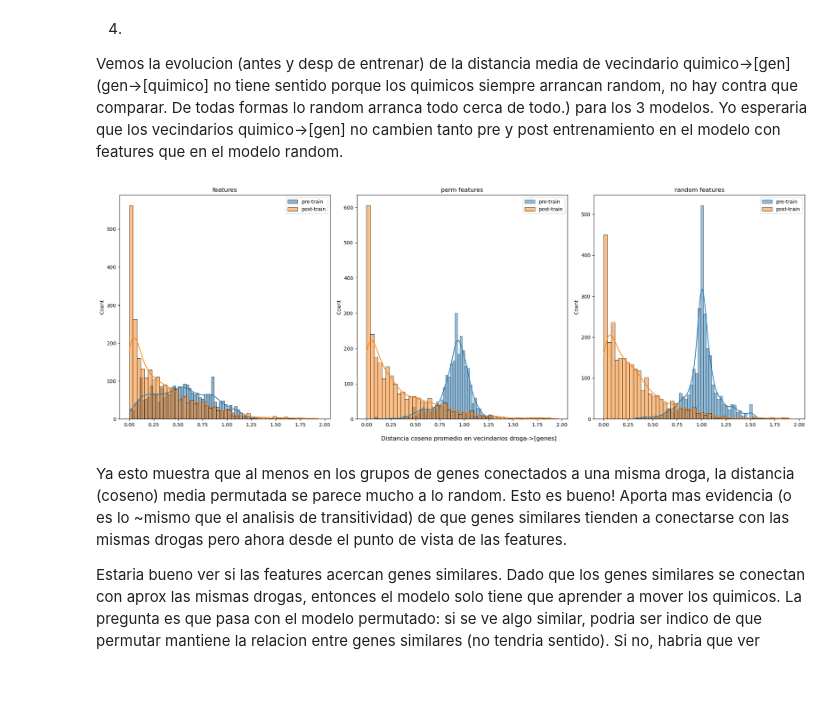
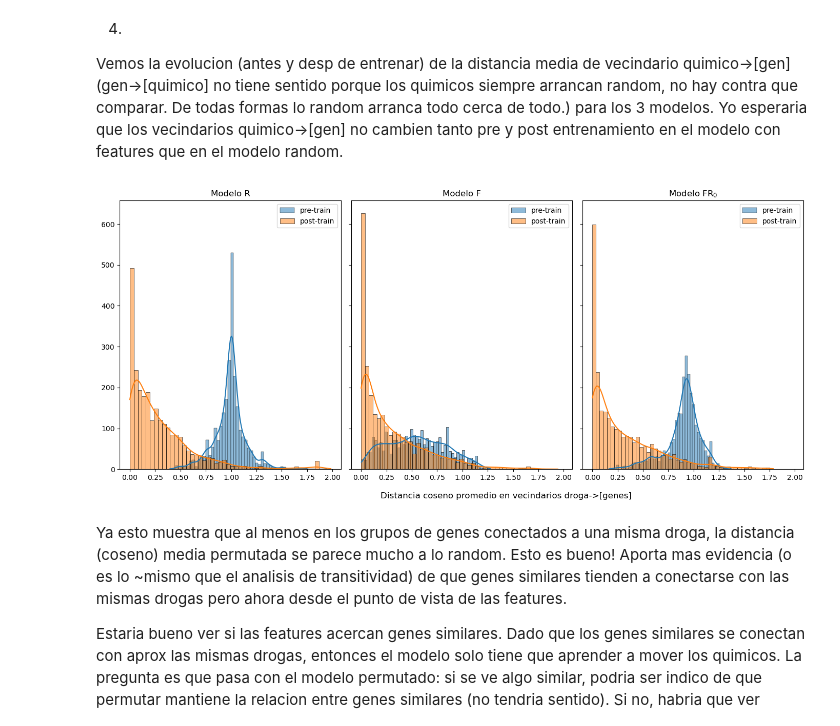
Before and after one commit to nyanovsky/tesis, a Jupyter notebook: exploration/feature_analysis.ipynb, the cells around one changed output. Drawn from its saved outputs; the diff is of its cells as text; code cells hidden in the pictures; blank space fills up the shorter version.

```diff
--- a/exploration/feature_analysis.ipynb
+++ b/exploration/feature_analysis.ipynb
@@ -140,16 +152,16 @@ def loss_evol(params: dict, curve_random, curve_feat, curve_perm_feat):
 # %%
 def auc_evol(capas, rand_layers_aucs, feat_layers_aucs, perm_feat_layers_aucs):
     plt.figure(figsize=(10,6))
-    plt.plot(capas, rand_layers_aucs, label="features random")
-    plt.plot(capas[1:], feat_layers_aucs, label="features")
-    plt.plot(capas[1:], perm_feat_layers_aucs, label="features permutadas")
+    plt.plot(capas, rand_layers_aucs, label="Modelo R")
+    plt.plot(capas[1:], feat_layers_aucs, label="Modelo F")
+    plt.plot(capas[1:], perm_feat_layers_aucs, label="Modelo FR$_0$")
     plt.xlabel("Capas del modelo")
     plt.ylabel("val auc")
     plt.title("Evolucion de auc a traves del modelo")
     plt.legend()
     plt.show()
 # %%
-def plot_scores_evol(capas, pos_scores, neg_scores):
+def plot_scores_evol(capas, pos_scores, neg_scores, modelo):
     n=len(pos_scores)
 
     if n < 4:
@@ -172,6 +184,8 @@ def plot_scores_evol(capas, pos_scores, neg_scores):
     for i in range(n, rows*cols):
         axes[i//cols, i%cols].axis('off')
 
+    fig.text(x=0.48, y=1, s=modelo, fontsize=14)
+
     plt.tight_layout()
     plt.show()
 # %%
@@ -418,10 +537,10 @@ full_dataset = torch.load(data_folder+"dti_full_dataset.pt")
 # %%
-gene_to_drug_adjdict = explor_utils.get_edgetype_adjdict(("gene","chg","chem"), full_dataset)
-drug_to_gene_adjdict = explor_utils.get_edgetype_adjdict(("chem","chg","gene"), full_dataset)
+gene_to_drug_adjdict = explor_utils.get_edgetype_adjdict(("gene","chg","chem"), full_set)
+drug_to_gene_adjdict = explor_utils.get_edgetype_adjdict(("chem","chg","gene"), full_set)
 # %%
-val_data_rand = data_random[1].x_dict
-val_data_feat = data_feat[1].x_dict
-val_data_perm_feat = data_perm_feat[1].x_dict
+val_data_rand = data_random[1][1].x_dict
+val_data_feat = data_feat[1][1].x_dict
+val_data_perm_feat = data_perm_feat[1][1].x_dict
 # %%
 def trgt_neighbors_dist_hist(adjdict, trgt, embs, plt_params, ax):
 
@@ -439,30 +558,32 @@ def trgt_neighbors_dist_hist(adjdict, trgt, embs, plt_params, ax):
     sns.histplot(mean_distances, bins = 50, kde=True, ax=ax,**plt_params)
     #ax.set_xlabel(f"distancia coseno promedio de vecindarios droga->[genes]")
 # %%
-fig, axes = plt.subplots(1,3,figsize=(20,7), sharex=True)
+fig, axes = plt.subplots(1,3,figsize=(14,6), sharex=True, sharey=True)
 
 # drug -> gene neighborhoods
 
-trgt_neighbors_dist_hist(drug_to_gene_adjdict, "gene", val_data_feat, {"label":"pre-train"}, axes[0])
-trgt_neighbors_dist_hist(drug_to_gene_adjdict, "gene", final_emb_feat, {"label":"post-train","alpha":0.5}, axes[0])
-axes[0].set_title("features")
-axes[0].legend()
-
-trgt_neighbors_dist_hist(drug_to_gene_adjdict, "gene", val_data_perm_feat,  {"label":"pre-train"}, axes[1])
-trgt_neighbors_dist_hist(drug_to_gene_adjdict, "gene", final_emb_perm_feat, {"label":"post-train","alpha":0.5}, axes[1])
-axes[1].set_title("perm features")
+trgt_neighbors_dist_hist(drug_to_gene_adjdict, "gene", val_data_feat, {"label":"pre-train"}, axes[1])
+trgt_neighbors_dist_hist(drug_to_gene_adjdict, "gene", final_emb_feat, {"label":"post-train","alpha":0.5}, axes[1])
+axes[1].set_title("Modelo F")
 axes[1].legend()
 
-trgt_neighbors_dist_hist(drug_to_gene_adjdict, "gene", val_data_rand,  {"label":"pre-train"}, axes[2])
-trgt_neighbors_dist_hist(drug_to_gene_adjdict, "gene", final_emb_random, {"label":"post-train","alpha":0.5}, axes[2])
-axes[2].set_title("random features")
+trgt_neighbors_dist_hist(drug_to_gene_adjdict, "gene", val_data_perm_feat,  {"label":"pre-train"}, axes[2])
+trgt_neighbors_dist_hist(drug_to_gene_adjdict, "gene", final_emb_perm_feat, {"label":"post-train","alpha":0.5}, axes[2])
+axes[2].set_title("Modelo FR$_0$")
+axes[2].set_ylabel("")
 axes[2].legend()
+
+trgt_neighbors_dist_hist(drug_to_gene_adjdict, "gene", val_data_rand,  {"label":"pre-train"}, axes[0])
+trgt_neighbors_dist_hist(drug_to_gene_adjdict, "gene", final_emb_random, {"label":"post-train","alpha":0.5}, axes[0])
+axes[0].set_title("Modelo R")
+axes[0].set_ylabel("")
+axes[0].legend()
 
 fig.text(s="Distancia coseno promedio en vecindarios droga->[genes]", x=0.4, y=-0.03, fontsize=12)
 plt.tight_layout()
 plt.show()
 # %% [output]
-[figure, old version]
+[figure, new version]
 # %% [markdown]
 Ya esto muestra que al menos en los grupos de genes conectados a una misma droga, la distancia (coseno) media permutada se parece mucho a lo random.
 Esto es bueno! Aporta mas evidencia (o es lo ~mismo que el analisis de transitividad) de que genes similares tienden a conectarse con las mismas drogas pero ahora desde el punto de vista de las features.
```
Also changed, not shown: parts of 50 cells of this notebook.
